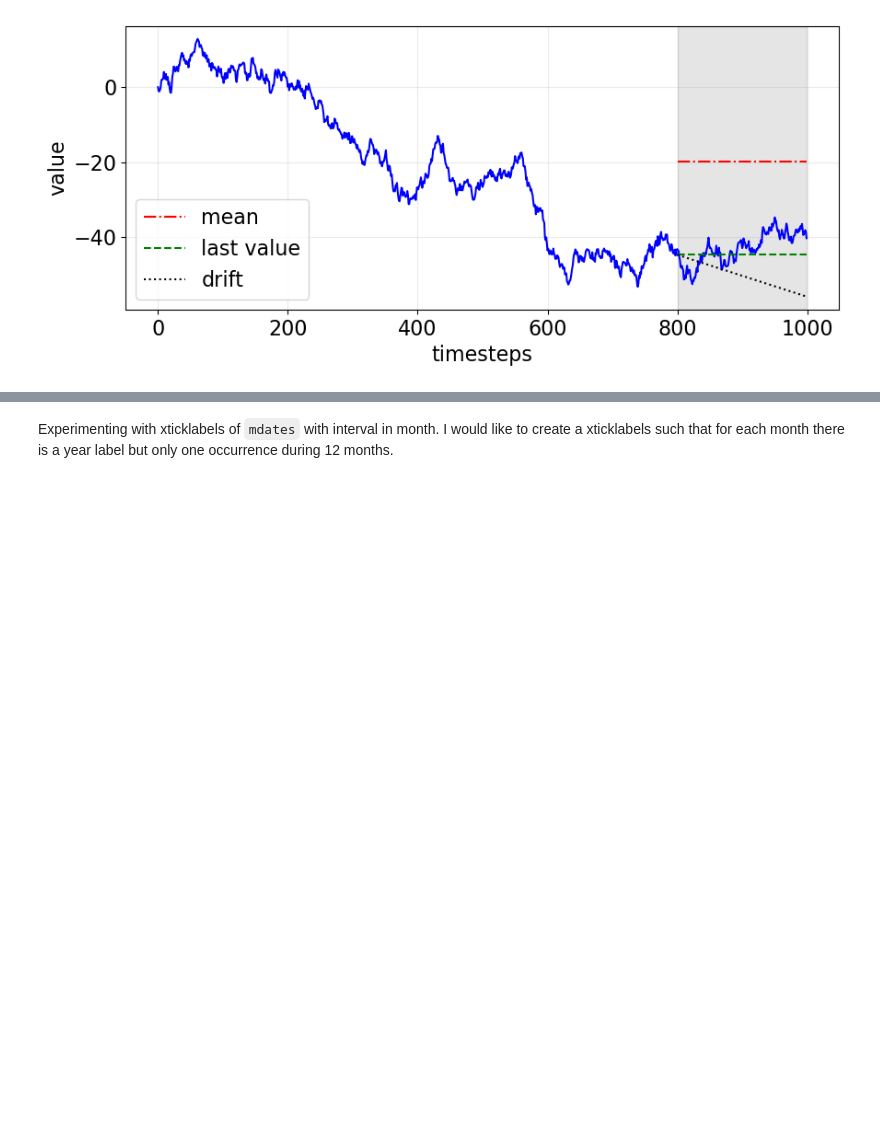
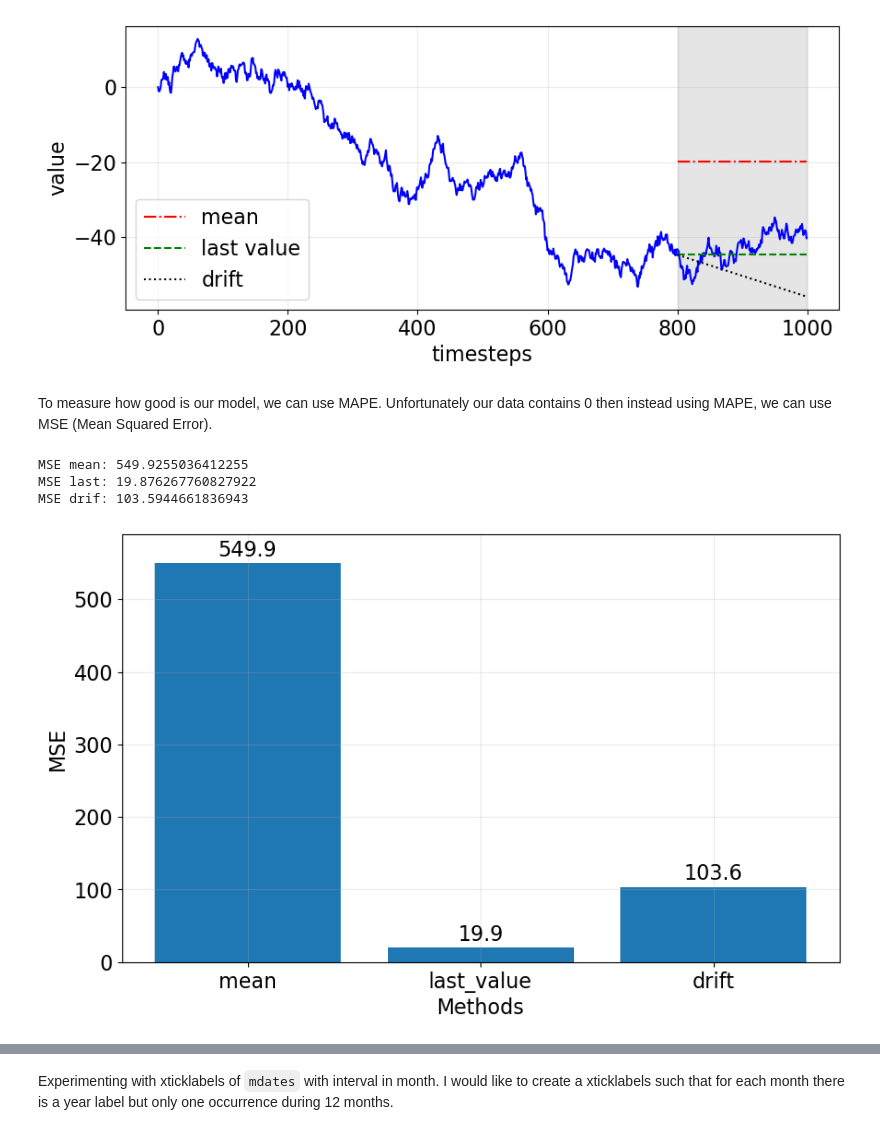
Before and after one commit to LugoBlogger/SI-201-542-forecasting-technique, a Jupyter notebook: week-03.ipynb, the cells around one changed output, grey strips where cells are left out. Drawn from its saved outputs; the diff is of its cells as text; code cells hidden in the pictures; blank space fills up the shorter version.

```diff
--- a/week-03.ipynb
+++ b/week-03.ipynb
@@ -546,3 +546,36 @@ ax.legend(loc="best")
 plt.show(fig)
 # %% [output]
 [figure]
+# %% [markdown]
+To measure how good is our model, we can use MAPE. Unfortunately our data
+contains 0 then instead using MAPE, we can use MSE (Mean Squared Error).
+# %%
+mse_pred_mean = mean_squared_error(test["value"], test["pred_mean"])
+mse_pred_last = mean_squared_error(test["value"], test["pred_last"])
+mse_pred_drift = mean_squared_error(test["value"], test["pred_drift"])
+
+print(f"MSE mean: {mse_pred_mean}")
+print(f"MSE last: {mse_pred_last}")
+print(f"MSE drif: {mse_pred_drift}")
+# %% [output]
+MSE mean: 549.9255036412255
+MSE last: 19.876267760827922
+MSE drif: 103.5944661836943
+# %%
+fig, ax = plt.subplots(figsize=(10, 6))
+
+x_array = ["mean", "last_value", "drift"]
+y_array = [mse_pred_mean, mse_pred_last, mse_pred_drift]
+
+ax.bar(x_array, y_array)
+ax.grid("on")
+ax.set_xlabel("Methods")
+ax.set_ylabel("MSE")
+ax.set_ylim([0, 590])
+
+for idx, val in enumerate(y_array):
+  ax.text(x=idx, y=val+10, s=f"{val:.1f}", ha="center")
+
+plt.show(fig)
+# %% [output]
+[figure, added]
```
Also changed, not shown: parts of 5 cells of this notebook, 1 other file.
